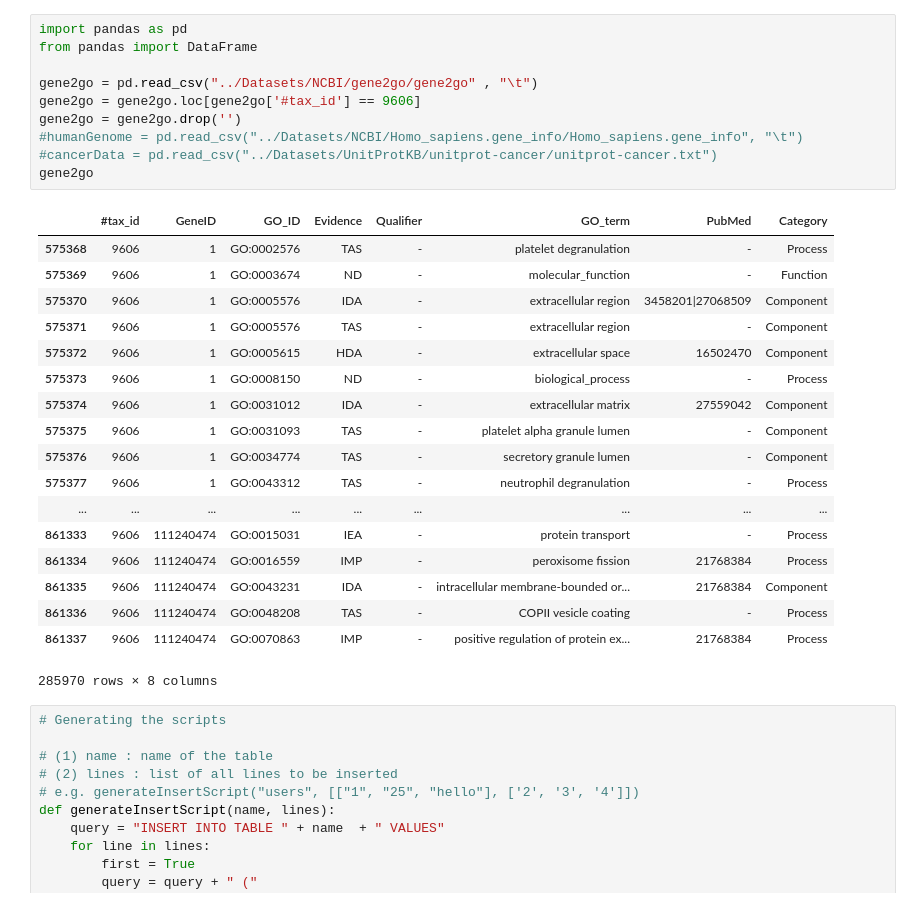
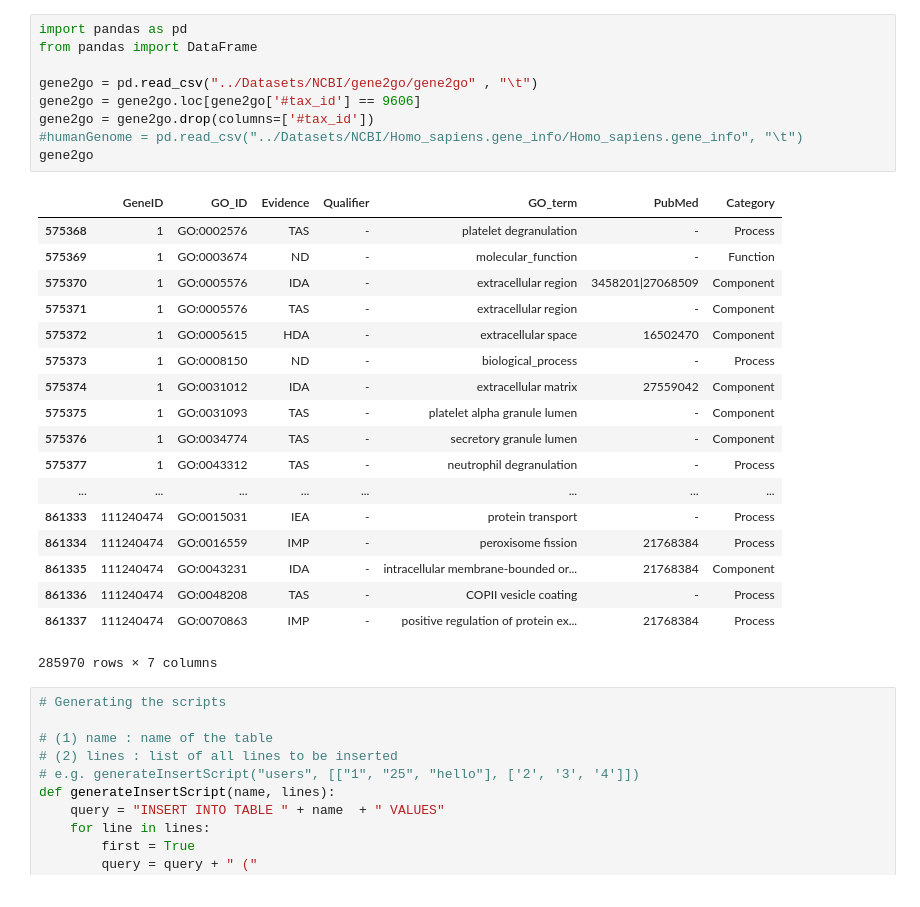
Before and after one commit to andersoncarlosfs/Bioinformatics, a Jupyter notebook: src/bioinfo.ipynb, the cells around one changed output. Saved outputs shown, nothing was run; the diff lists cells and outputs as text.

```diff
--- a/src/bioinfo.ipynb
+++ b/src/bioinfo.ipynb
@@ -1,32 +1,31 @@
 # %%
 import pandas as pd
 from pandas import DataFrame
 
 gene2go = pd.read_csv("../Datasets/NCBI/gene2go/gene2go" , "\t")
 gene2go = gene2go.loc[gene2go['#tax_id'] == 9606]
-gene2go = gene2go.drop('')
+gene2go = gene2go.drop(columns=['#tax_id'])
 #humanGenome = pd.read_csv("../Datasets/NCBI/Homo_sapiens.gene_info/Homo_sapiens.gene_info", "\t")
-#cancerData = pd.read_csv("../Datasets/UnitProtKB/unitprot-cancer/unitprot-cancer.txt")
 gene2go
 # %% [output]
-|  | #tax_id | GeneID | GO_ID | Evidence | Qualifier | GO_term | PubMed | Category |
-| 575368 | 9606 | 1 | GO:0002576 | TAS | - | platelet degranulation | - | Process |
-| 575369 | 9606 | 1 | GO:0003674 | ND | - | molecular_function | - | Function |
-| 575370 | 9606 | 1 | GO:0005576 | IDA | - | extracellular region | 3458201|27068509 | Component |
-| 575371 | 9606 | 1 | GO:0005576 | TAS | - | extracellular region | - | Component |
-| 575372 | 9606 | 1 | GO:0005615 | HDA | - | extracellular space | 16502470 | Component |
-| 575373 | 9606 | 1 | GO:0008150 | ND | - | biological_process | - | Process |
-| 575374 | 9606 | 1 | GO:0031012 | IDA | - | extracellular matrix | 27559042 | Component |
-| 575375 | 9606 | 1 | GO:0031093 | TAS | - | platelet alpha granule lumen | - | Component |
-| 575376 | 9606 | 1 | GO:0034774 | TAS | - | secretory granule lumen | - | Component |
-| 575377 | 9606 | 1 | GO:0043312 | TAS | - | neutrophil degranulation | - | Process |
-| ... | ... | ... | ... | ... | ... | ... | ... | ... |
-| 861333 | 9606 | 111240474 | GO:0015031 | IEA | - | protein transport | - | Process |
-| 861334 | 9606 | 111240474 | GO:0016559 | IMP | - | peroxisome fission | 21768384 | Process |
-| 861335 | 9606 | 111240474 | GO:0043231 | IDA | - | intracellular membrane-bounded or... | 21768384 | Component |
-| 861336 | 9606 | 111240474 | GO:0048208 | TAS | - | COPII vesicle coating | - | Process |
-| 861337 | 9606 | 111240474 | GO:0070863 | IMP | - | positive regulation of protein ex... | 21768384 | Process |
+|  | GeneID | GO_ID | Evidence | Qualifier | GO_term | PubMed | Category |
+| 575368 | 1 | GO:0002576 | TAS | - | platelet degranulation | - | Process |
+| 575369 | 1 | GO:0003674 | ND | - | molecular_function | - | Function |
+| 575370 | 1 | GO:0005576 | IDA | - | extracellular region | 3458201|27068509 | Component |
+| 575371 | 1 | GO:0005576 | TAS | - | extracellular region | - | Component |
+| 575372 | 1 | GO:0005615 | HDA | - | extracellular space | 16502470 | Component |
+| 575373 | 1 | GO:0008150 | ND | - | biological_process | - | Process |
+| 575374 | 1 | GO:0031012 | IDA | - | extracellular matrix | 27559042 | Component |
+| 575375 | 1 | GO:0031093 | TAS | - | platelet alpha granule lumen | - | Component |
+| 575376 | 1 | GO:0034774 | TAS | - | secretory granule lumen | - | Component |
+| 575377 | 1 | GO:0043312 | TAS | - | neutrophil degranulation | - | Process |
+| ... | ... | ... | ... | ... | ... | ... | ... |
+| 861333 | 111240474 | GO:0015031 | IEA | - | protein transport | - | Process |
+| 861334 | 111240474 | GO:0016559 | IMP | - | peroxisome fission | 21768384 | Process |
+| 861335 | 111240474 | GO:0043231 | IDA | - | intracellular membrane-bounded or... | 21768384 | Component |
+| 861336 | 111240474 | GO:0048208 | TAS | - | COPII vesicle coating | - | Process |
+| 861337 | 111240474 | GO:0070863 | IMP | - | positive regulation of protein ex... | 21768384 | Process |
-285970 rows × 8 columns
+285970 rows × 7 columns
 # %%
 # Generating the scripts
 
```
Also changed, not shown: parts of 5 cells of this notebook.
